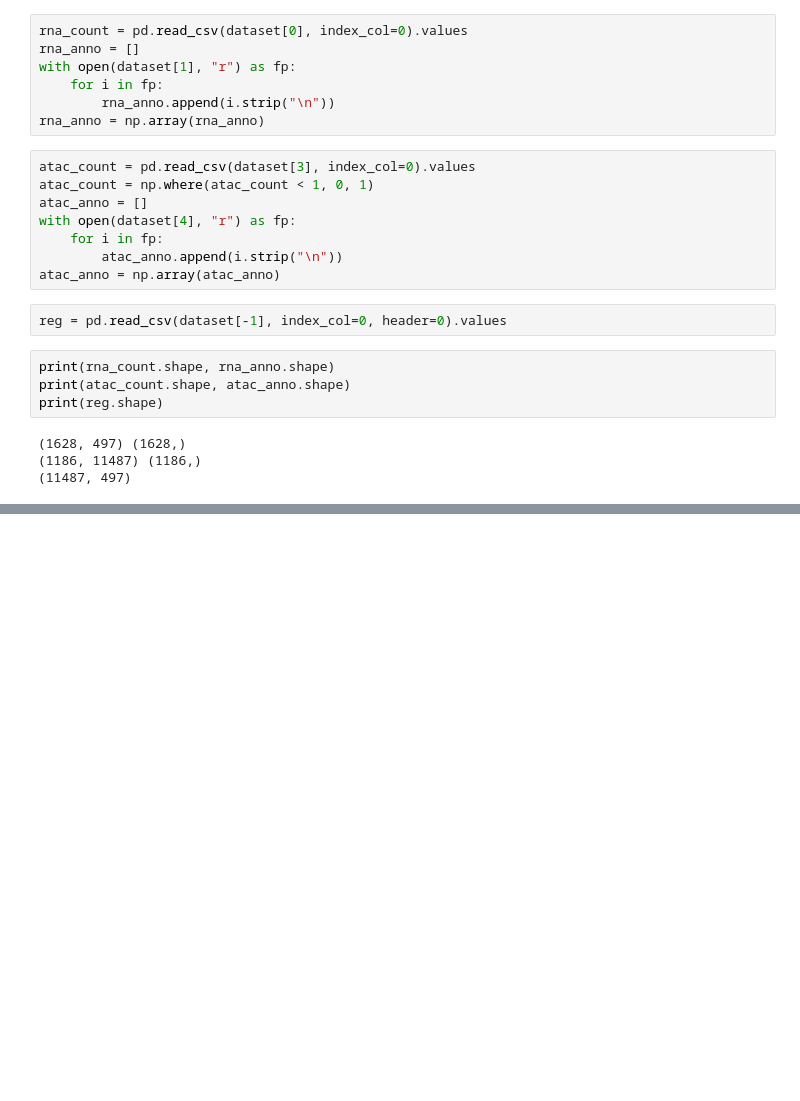
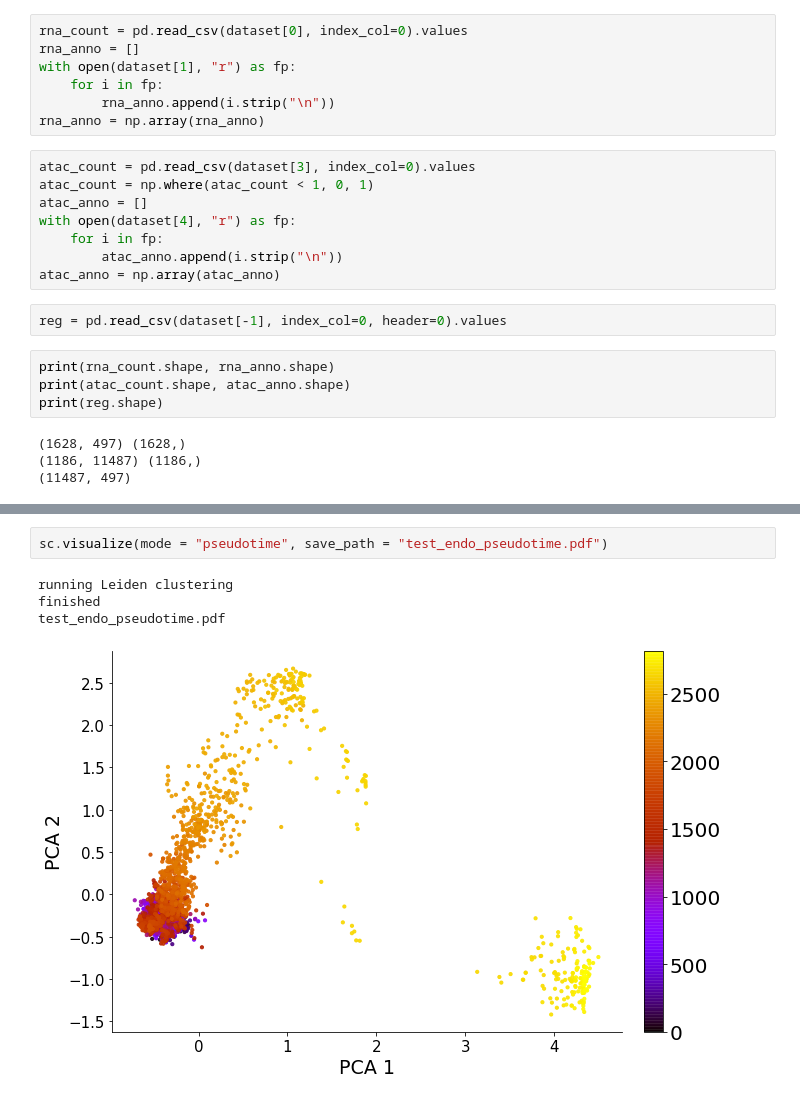
Before and after one commit to PeterZZQ/scDART, a Jupyter notebook: newdemo.ipynb, the cells around one changed output, grey strips where cells are left out. Saved outputs shown, nothing was run; the diff lists cells and outputs as text; blank space fills up the shorter version.

```diff
--- a/newdemo.ipynb
+++ b/newdemo.ipynb
@@ -137,0 +151,7 @@ Model loaded
+# %%
+sc.visualize(mode = "pseudotime", save_path = "test_endo_pseudotime.pdf")
+# %% [output]
+running Leiden clustering
+finished
+test_endo_pseudotime.pdf
+[figure, added]
```
Also changed, not shown: parts of 12 cells of this notebook, 6 other files.
